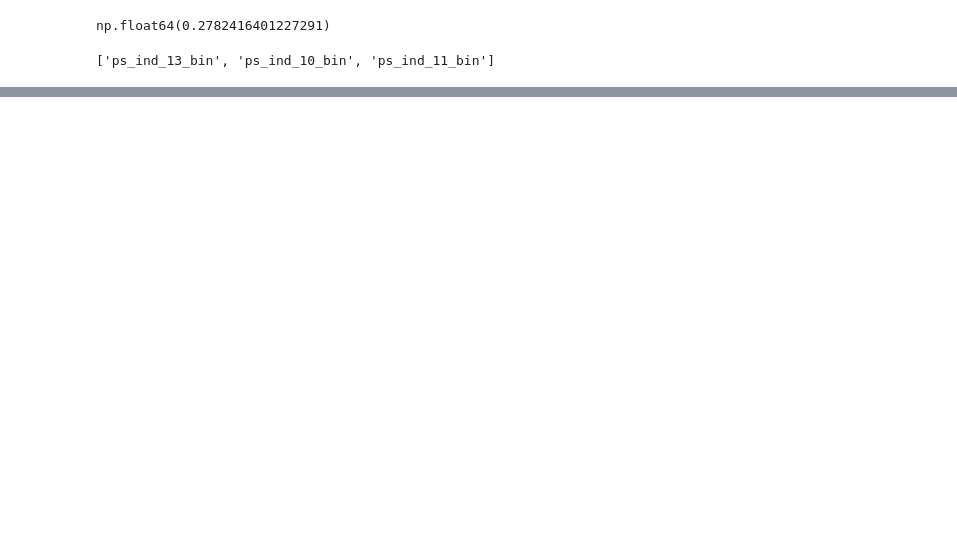
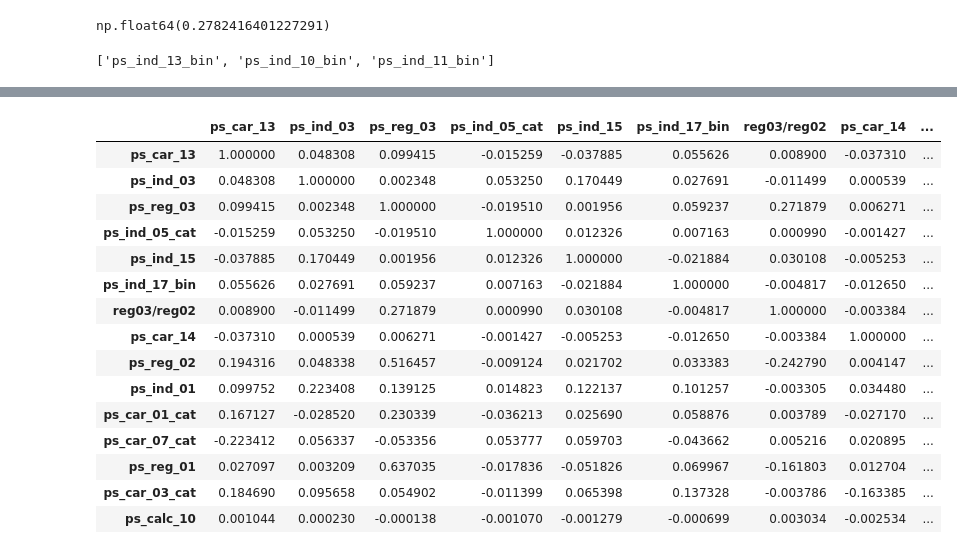
Before and after one commit to brocolies/SafeDriverPred, a Jupyter notebook: notebook/01_eda.ipynb, the cells around one changed output, grey strips where cells are left out. Drawn from its saved outputs; the diff is of its cells as text; code cells hidden in the pictures; blank space fills up the shorter version.

```diff
--- a/notebook/01_eda.ipynb
+++ b/notebook/01_eda.ipynb
@@ -521,0 +582,19 @@ print(len(train_test.columns))
+# %%
+correlation_matrix
+# %% [output]
+|  | ps_car_13 | ps_ind_03 | ps_reg_03 | ps_ind_05_cat | ps_ind_15 | ps_ind_17_bin | reg03/reg02 | ps_car_14 | ... |
+| ps_car_13 | 1.000000 | 0.048308 | 0.099415 | -0.015259 | -0.037885 | 0.055626 | 0.008900 | -0.037310 | ... |
+| ps_ind_03 | 0.048308 | 1.000000 | 0.002348 | 0.053250 | 0.170449 | 0.027691 | -0.011499 | 0.000539 | ... |
+| ps_reg_03 | 0.099415 | 0.002348 | 1.000000 | -0.019510 | 0.001956 | 0.059237 | 0.271879 | 0.006271 | ... |
+| ps_ind_05_cat | -0.015259 | 0.053250 | -0.019510 | 1.000000 | 0.012326 | 0.007163 | 0.000990 | -0.001427 | ... |
+| ps_ind_15 | -0.037885 | 0.170449 | 0.001956 | 0.012326 | 1.000000 | -0.021884 | 0.030108 | -0.005253 | ... |
+| ps_ind_17_bin | 0.055626 | 0.027691 | 0.059237 | 0.007163 | -0.021884 | 1.000000 | -0.004817 | -0.012650 | ... |
+| reg03/reg02 | 0.008900 | -0.011499 | 0.271879 | 0.000990 | 0.030108 | -0.004817 | 1.000000 | -0.003384 | ... |
+| ps_car_14 | -0.037310 | 0.000539 | 0.006271 | -0.001427 | -0.005253 | -0.012650 | -0.003384 | 1.000000 | ... |
+| ps_reg_02 | 0.194316 | 0.048338 | 0.516457 | -0.009124 | 0.021702 | 0.033383 | -0.242790 | 0.004147 | ... |
+| ps_ind_01 | 0.099752 | 0.223408 | 0.139125 | 0.014823 | 0.122137 | 0.101257 | -0.003305 | 0.034480 | ... |
+| ps_car_01_cat | 0.167127 | -0.028520 | 0.230339 | -0.036213 | 0.025690 | 0.058876 | 0.003789 | -0.027170 | ... |
+| ps_car_07_cat | -0.223412 | 0.056337 | -0.053356 | 0.053777 | 0.059703 | -0.043662 | 0.005216 | 0.020895 | ... |
+| ps_reg_01 | 0.027097 | 0.003209 | 0.637035 | -0.017836 | -0.051826 | 0.069967 | -0.161803 | 0.012704 | ... |
+| ps_car_03_cat | 0.184690 | 0.095658 | 0.054902 | -0.011399 | 0.065398 | 0.137328 | -0.003786 | -0.163385 | ... |
+| ps_calc_10 | 0.001044 | 0.000230 | -0.000138 | -0.001070 | -0.001279 | -0.000699 | 0.003034 | -0.002534 | ... |
```
Also changed, not shown: parts of 19 cells of this notebook, 8 other files.
